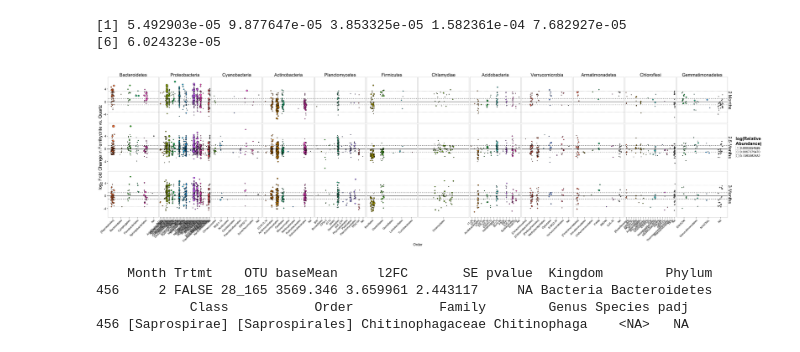
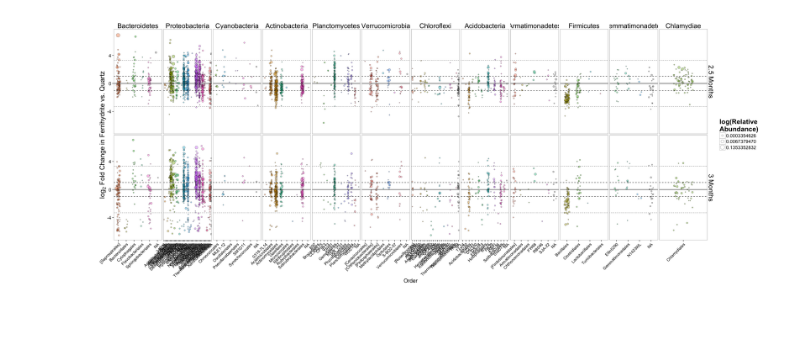
Before and after one commit to TheaWhitman/Mineral16S, a Jupyter notebook: manuscript_figures/Differential_abundance_QvsF.ipynb, the cells around one changed output. Drawn from its saved outputs; the diff is of its cells as text; code cells hidden in the pictures; blank space fills up the shorter version.

Commit message:
Updating stacked bar and da for Q+F for merged data

```diff
--- a/manuscript_figures/Differential_abundance_QvsF.ipynb
+++ b/manuscript_figures/Differential_abundance_QvsF.ipynb
@@ -25,10 +46,12 @@ physeq = subset_samples(physeq,sample_sums(physeq)>1)
 # the standard error, and the p value associated with the response.
 
 Dif_Abund = function(Trtmt,Month){
-    physeq.pruned <- prune_samples((sample_data(physeq)$Month == Month) & ((sample_data(physeq)$Trtmt == Trtmt) | (sample_data(physeq)$Trtmt == "Q")),physeq)
+    physeq.pruned <- prune_samples(((sample_data(physeq)$Month == Month) & (sample_data(physeq)$Trtmt == Trtmt)) | ((sample_data(physeq)$Month == Month) & (sample_data(physeq)$Trtmt == "Quartz")),physeq)
+    physeq.pruned = prune_taxa(taxa_sums(physeq.pruned) > 0, physeq.pruned)
+#    physeq.pruned = prune_samples(sample_sums(physeq.pruned)>200, physeq.pruned)
     taxonomy <- data.frame(tax_table(physeq.pruned))
     dseq = phyloseq_to_deseq2(physeq.pruned, ~Trtmt)
-    dseq$Trtmt = relevel(dseq$Trtmt,"Q")
+    dseq$Trtmt = relevel(dseq$Trtmt,"Quartz")
     dseq = DESeq(dseq, quiet = TRUE, fitType = "local")
     results = results(dseq)
     results$Month = Month
@@ -40,7 +63,7 @@ Dif_Abund = function(Trtmt,Month){
 # %%
 %%R
 # Creating a matrix with the different combinations of variables for day and amendment
-variables = expand.grid(Trtmt = c("F"),
-                        Month = c(2, 2.5, 3))
+variables = expand.grid(Trtmt = c("Ferrihydrite"),
+                        Month = c(2.5, 3))
 variables
 # %% [output]
@@ -117,10 +135,0 @@ head(l2fc)
-# %%
-%%R
-Trtmt = c("A","A","A","A","A","A","B","B","B","B","B","B")
-Month = c(1,1,1,2,2,2,1,1,1,2,2,2)
-baseMean = c(3,2,1,3,2,3,1,2,4,2,3,1)
-h=data.frame(Trtmt,Month,baseMean)
-h.relabund = dplyr::group_by(h, Trtmt, Month) %>%
-                dplyr::mutate(relabund=baseMean/sum(baseMean))
-h.relabund$relabund
-# Testing to make sure I am calculating the relative abundances correctly (yes).
@@ -141,21 +136,12 @@ h.relabund$relabund
-# %%
-%%R
-d = l2fc
-#d$relAbund = d$baseMean / sum(d$baseMean)
-
-d.relabund = dplyr::group_by(d, Trtmt, Month) %>%
-                dplyr::mutate(relabund=baseMean/sum(baseMean))
-head(d.relabund$relabund)
-#relabund <- summarise(counts, relabund = baseMean/sum(baseMean))
-#head(arrange(games, desc(total)), 5)
-# %% [output]
-[1] 5.492903e-05 9.877647e-05 3.853325e-05 1.582361e-04 7.682927e-05
-[6] 6.024323e-05
 # %%
-%%R -w 3000 -h 800
+%%R -w 2000 -h 800
 # setting the image sizes, then making the figure...
 
-d = d.relabund
+d = l2fc
+
+d = dplyr::group_by(d, Trtmt, Month) %>%
+                dplyr::mutate(relabund=baseMean/sum(baseMean))
+head(d$relabund)
 
 N=50
 
@@ -191,7 +177,7 @@ p = ggplot(d, aes(x = Order, y = l2FC, fill = Order, size = relabund))
 p = p + facet_grid(~strip1~Phylum, scales="free_x")
 # saying we want it to present the data separately for our two variables (trtmt and month), in 2 columns
 
-p = p + geom_point(shape = 21, position = position_jitter(w = 0.20), aes(size = relabund))
+p = p + geom_point(shape = 21, alpha = 0.4, position = position_jitter(w = 0.20), aes(size = relabund))
 # sets the points size and shape, and offsets them slightly (jitter) so they're not right on top of each other
 
 p = p + scale_size_continuous("log(Relative\nAbundance)", trans="log")
@@ -213,42 +199,31 @@ p = p + theme(strip.text.x = element_text(size = 20),
               axis.text.y = element_text(size=14),
               axis.title.y = element_text(size = 20),
               legend.title = element_text(size=20),
               legend.text = element_text(size = 14),
               #legend.position = "none",
               strip.background = element_blank())
 # sets a bunch of visual paramters for the legend (none) and other text
 
 p = p + labs(x = "Order")
 # sets the label for the x axis. I think they didn't get the different colours.
 
 p = p + labs(y = expression(paste("", log[2]," Fold Change in Ferrihydrite vs. Quartz",sep="")))
 # sets the label for the y axes.
 
 
 #p = p + scale_color_continuous(trans="log")
 p = p + scale_fill_discrete(guide="none")
 
 #colourCount = length(unique(d$Order))
 #getPalette = colorRampPalette(brewer.pal(8, "Dark2"))
 #p = p + scale_colour_manual(values=getPalette(colourCount))
 
 p = p + theme(panel.grid.major = element_blank(), panel.grid.minor = element_blank())
 # Gets rid of the default gridlines
 
 
 # Would be cool to colour this by relative abundance in soil to begin with.. what drives patterns more?
 
 p
 # %% [output]
-[figure, old version]
+[figure, new version]
-# %%
-%%R
-d = l2fc
-d.Sapro <- d[d$Order=="[Saprospirales]",]
-d.Sapro <- d.Sapro[complete.cases(d.Sapro$OTU),]
-d.Sapro[d.Sapro$baseMean==max(d.Sapro$baseMean),]
-# %% [output]
-    Month Trtmt    OTU baseMean     l2FC       SE pvalue  Kingdom        Phylum
-456     2 FALSE 28_165 3569.346 3.659961 2.443117     NA Bacteria Bacteroidetes
-            Class           Order           Family        Genus Species padj
-456 [Saprospirae] [Saprospirales] Chitinophagaceae Chitinophaga    <NA>   NA
```
Also changed, not shown: parts of 13 cells of this notebook, 1 other file.
